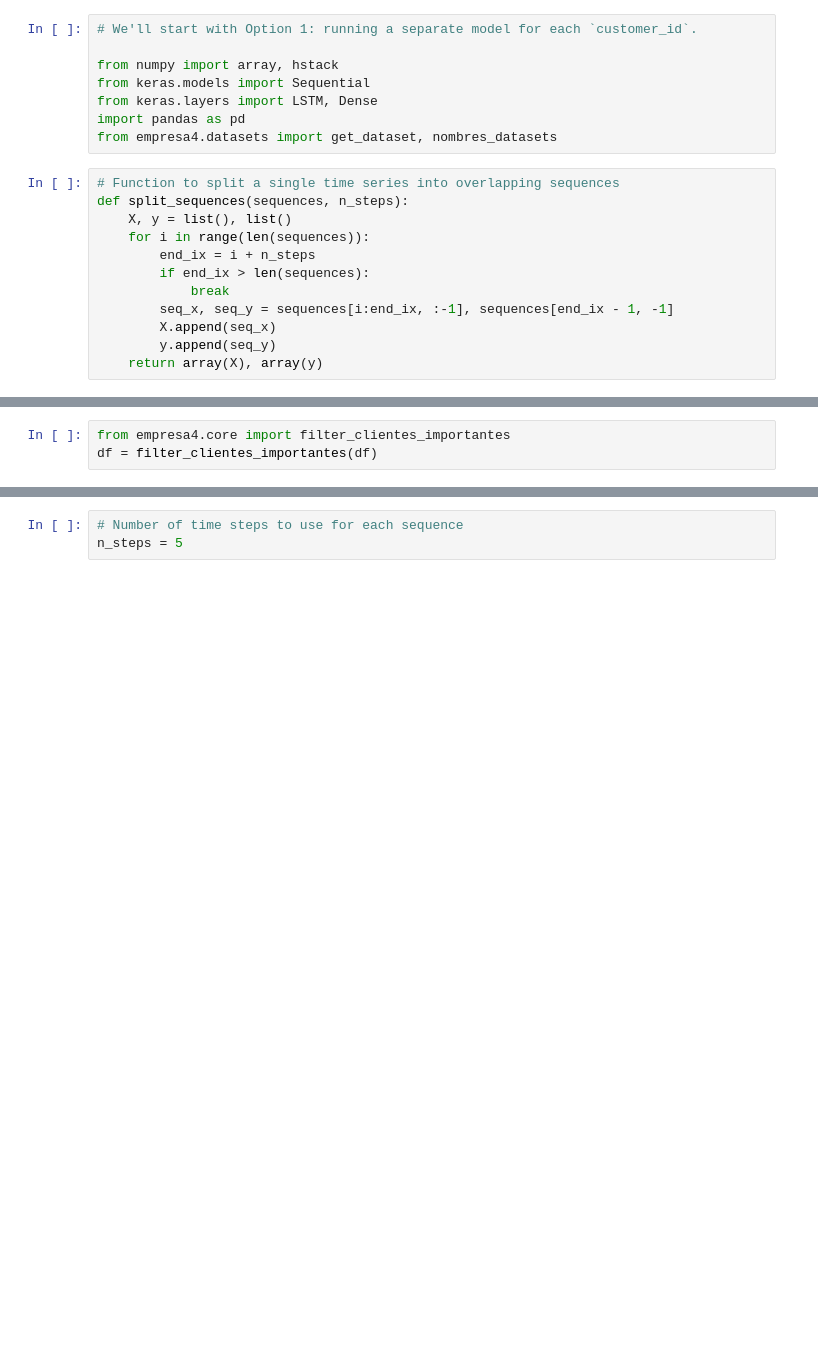
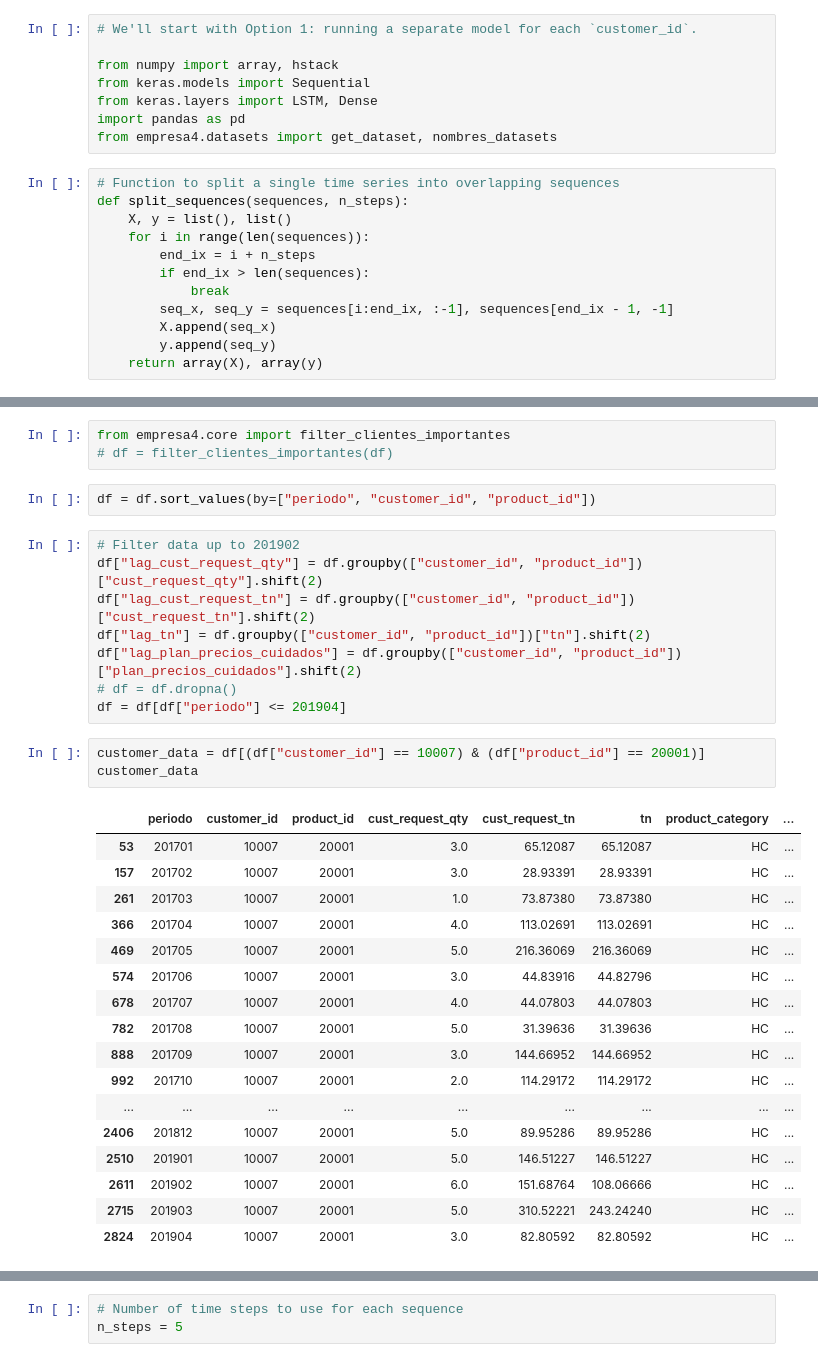
Before and after one commit to geropellicer/labo3-2023-ba, a Jupyter notebook: LSTM/lstm5_clientes.ipynb, the cells around one changed output, grey strips where cells are left out. Drawn from its saved outputs; the diff is of its cells as text; blank space fills up the shorter version.

```diff
--- a/LSTM/lstm5_clientes.ipynb
+++ b/LSTM/lstm5_clientes.ipynb
@@ -101,3 +85,34 @@ df
 # %%
 from empresa4.core import filter_clientes_importantes
-df = filter_clientes_importantes(df)
+# df = filter_clientes_importantes(df)
+# %%
+df = df.sort_values(by=["periodo", "customer_id", "product_id"])
+# %%
+# Filter data up to 201902
+df["lag_cust_request_qty"] = df.groupby(["customer_id", "product_id"])["cust_request_qty"].shift(2)
+df["lag_cust_request_tn"] = df.groupby(["customer_id", "product_id"])["cust_request_tn"].shift(2)
+df["lag_tn"] = df.groupby(["customer_id", "product_id"])["tn"].shift(2)
+df["lag_plan_precios_cuidados"] = df.groupby(["customer_id", "product_id"])["plan_precios_cuidados"].shift(2)
+# df = df.dropna()
+df = df[df["periodo"] <= 201904]
+# %%
+customer_data = df[(df["customer_id"] == 10007) & (df["product_id"] == 20001)]
+customer_data
+# %% [output]
+|  | periodo | customer_id | product_id | cust_request_qty | cust_request_tn | tn | product_category | ... |
+| 53 | 201701 | 10007 | 20001 | 3.0 | 65.12087 | 65.12087 | HC | ... |
+| 157 | 201702 | 10007 | 20001 | 3.0 | 28.93391 | 28.93391 | HC | ... |
+| 261 | 201703 | 10007 | 20001 | 1.0 | 73.87380 | 73.87380 | HC | ... |
+| 366 | 201704 | 10007 | 20001 | 4.0 | 113.02691 | 113.02691 | HC | ... |
+| 469 | 201705 | 10007 | 20001 | 5.0 | 216.36069 | 216.36069 | HC | ... |
+| 574 | 201706 | 10007 | 20001 | 3.0 | 44.83916 | 44.82796 | HC | ... |
+| 678 | 201707 | 10007 | 20001 | 4.0 | 44.07803 | 44.07803 | HC | ... |
+| 782 | 201708 | 10007 | 20001 | 5.0 | 31.39636 | 31.39636 | HC | ... |
+| 888 | 201709 | 10007 | 20001 | 3.0 | 144.66952 | 144.66952 | HC | ... |
+| 992 | 201710 | 10007 | 20001 | 2.0 | 114.29172 | 114.29172 | HC | ... |
+| ... | ... | ... | ... | ... | ... | ... | ... | ... |
+| 2406 | 201812 | 10007 | 20001 | 5.0 | 89.95286 | 89.95286 | HC | ... |
+| 2510 | 201901 | 10007 | 20001 | 5.0 | 146.51227 | 146.51227 | HC | ... |
+| 2611 | 201902 | 10007 | 20001 | 6.0 | 151.68764 | 108.06666 | HC | ... |
+| 2715 | 201903 | 10007 | 20001 | 5.0 | 310.52221 | 243.24240 | HC | ... |
+| 2824 | 201904 | 10007 | 20001 | 3.0 | 82.80592 | 82.80592 | HC | ... |
```
Also changed, not shown: parts of 13 cells of this notebook, 20 other files.
